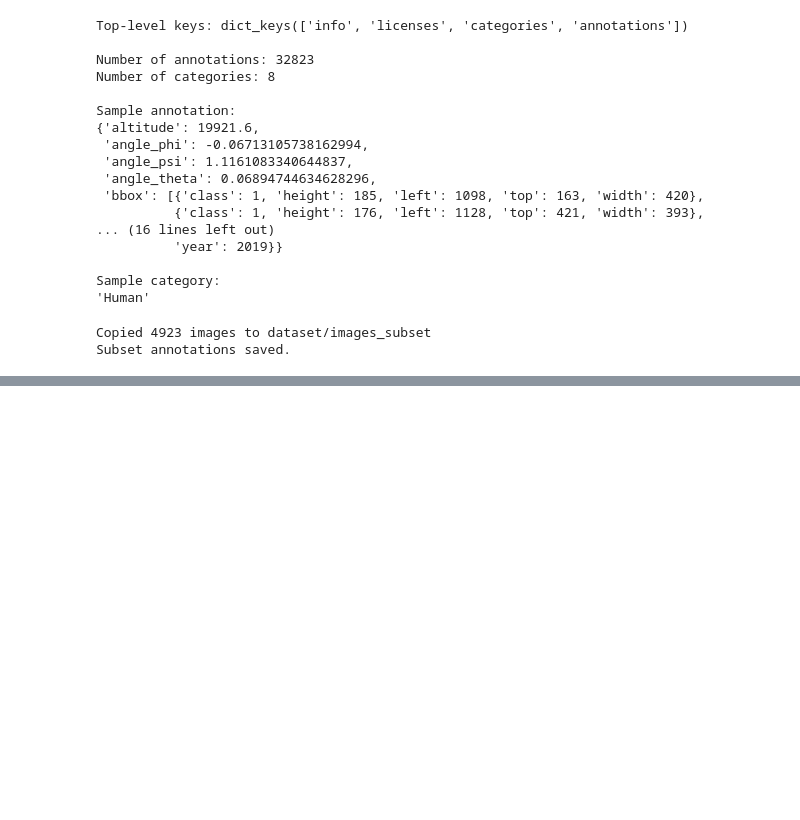
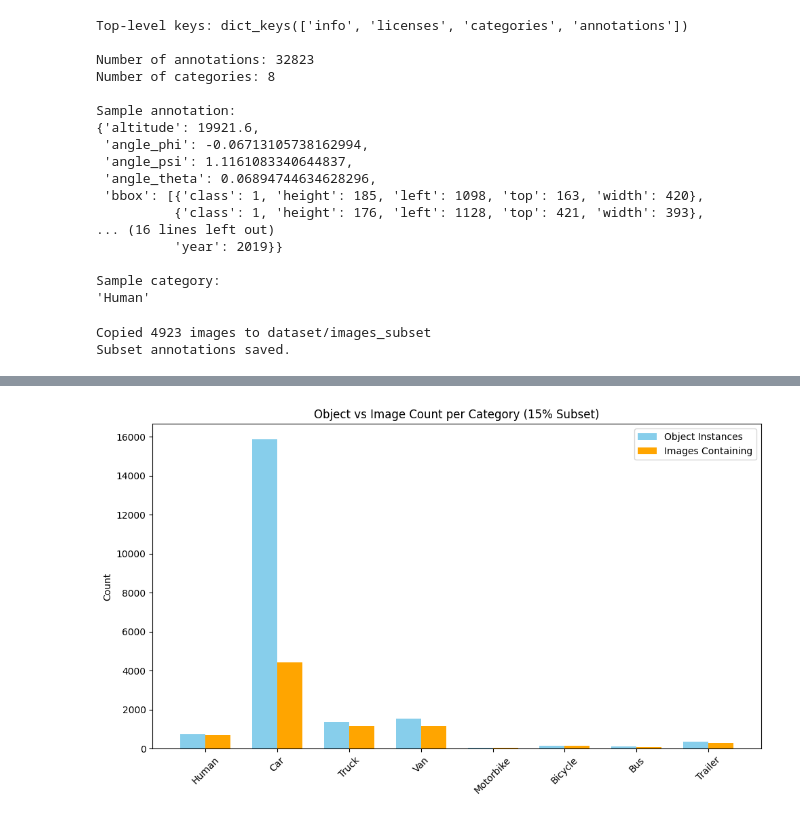
Before and after one commit to tatusharma/aerial_training, a Jupyter notebook: aerial_detection.ipynb, the cells around one changed output, grey strips where cells are left out. Saved outputs shown, nothing was run; the diff lists cells and outputs as text; code cells hidden in the pictures; blank space fills up the shorter version.

Commit message:
added visualization

```diff
--- a/aerial_detection.ipynb
+++ b/aerial_detection.ipynb
@@ -220,0 +224,51 @@ YOLO labels created in data/yolo/labels_all
+# %%
+import matplotlib.pyplot as plt
+from collections import Counter, defaultdict
+
+# Load subset JSON
+subset_json_path = image_out / "annotations_subset.json"
+with open(subset_json_path, "r") as f:
+    subset_ann = json.load(f)
+
+# Build class ID → category name mapping
+categories = subset_ann["categories"]
+if isinstance(categories, list) and all(isinstance(c, str) for c in categories):
+    classid_to_name = {i: name for i, name in enumerate(categories)}
+else:
+    classid_to_name = {c['id']: c['name'] for c in categories}
+
+# Count objects
+obj_counts = Counter()
+category_to_images = defaultdict(set)
+
+for a in subset_ann["annotations"]:
+    image_name = a["image_name"]
+    for bbox in a["bbox"]:
+        class_id = bbox["class"]
+        category_name = classid_to_name[class_id]
+        obj_counts[category_name] += 1
+        category_to_images[category_name].add(image_name)
+
+# Image counts
+img_counts = {cat: len(images) for cat, images in category_to_images.items()}
+
+# Sort categories
+cats = list(classid_to_name.values())
+obj_values = [obj_counts.get(c, 0) for c in cats]
+img_values = [img_counts.get(c, 0) for c in cats]
+
+# Plot side-by-side bar chart
+x = range(len(cats))
+width = 0.35
+
+plt.figure(figsize=(10,6))
+plt.bar(x, obj_values, width, label='Object Instances', color='skyblue')
+plt.bar([i + width for i in x], img_values, width, label='Images Containing', color='orange')
+plt.xticks([i + width/2 for i in x], cats, rotation=45)
+plt.ylabel("Count")
+plt.title("Object vs Image Count per Category (15% Subset)")
+plt.legend()
+plt.tight_layout()
+plt.show()
+# %% [output]
+[figure, added]
```
Also changed, not shown: parts of 7 cells of this notebook.
